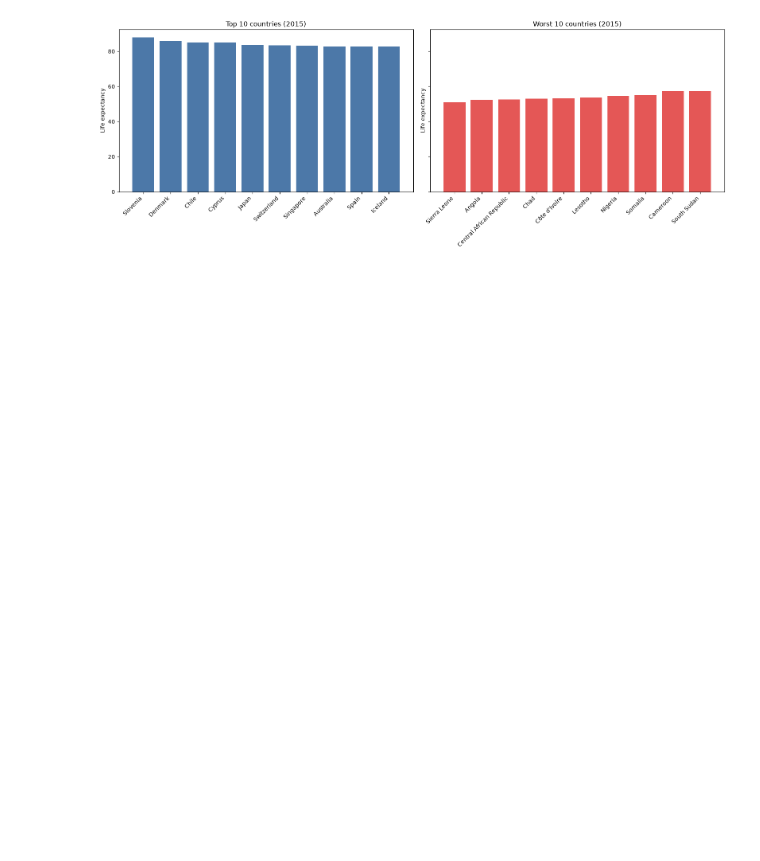
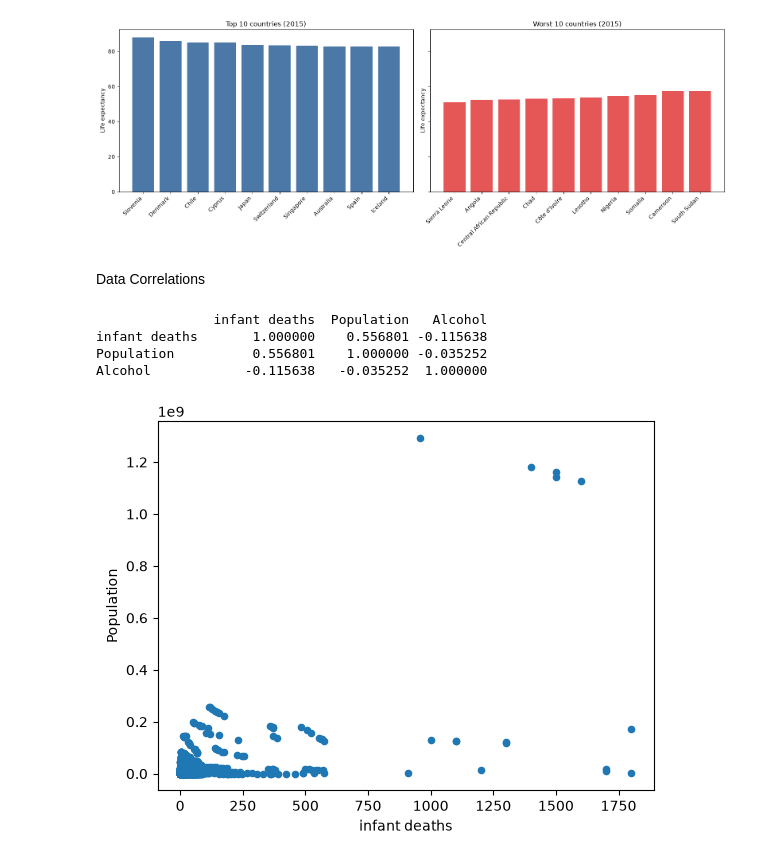
Before and after one commit to PGolabiewska/life_expectancy_analysis, a Jupyter notebook: analysis.ipynb, the cells around one changed output. Saved outputs shown, nothing was run; the diff lists cells and outputs as text; code cells hidden in the pictures; blank space fills up the shorter version.

```diff
--- a/analysis.ipynb
+++ b/analysis.ipynb
@@ -62,3 +50,17 @@ plt.tight_layout()
 plt.show()
 # %% [output]
 [figure]
+# %% [markdown]
+Data Correlations
+# %%
+correlation = df[["infant deaths", "Population", "Alcohol"]]
+print(correlation.corr())
+
+correlation.plot(kind="scatter", x="infant deaths", y="Population")
+plt.show()
+# %% [output]
+               infant deaths  Population   Alcohol
+infant deaths       1.000000    0.556801 -0.115638
+Population          0.556801    1.000000 -0.035252
+Alcohol            -0.115638   -0.035252  1.000000
+[figure, added]
```
Also changed, not shown: parts of 5 cells of this notebook, 1 other file.
